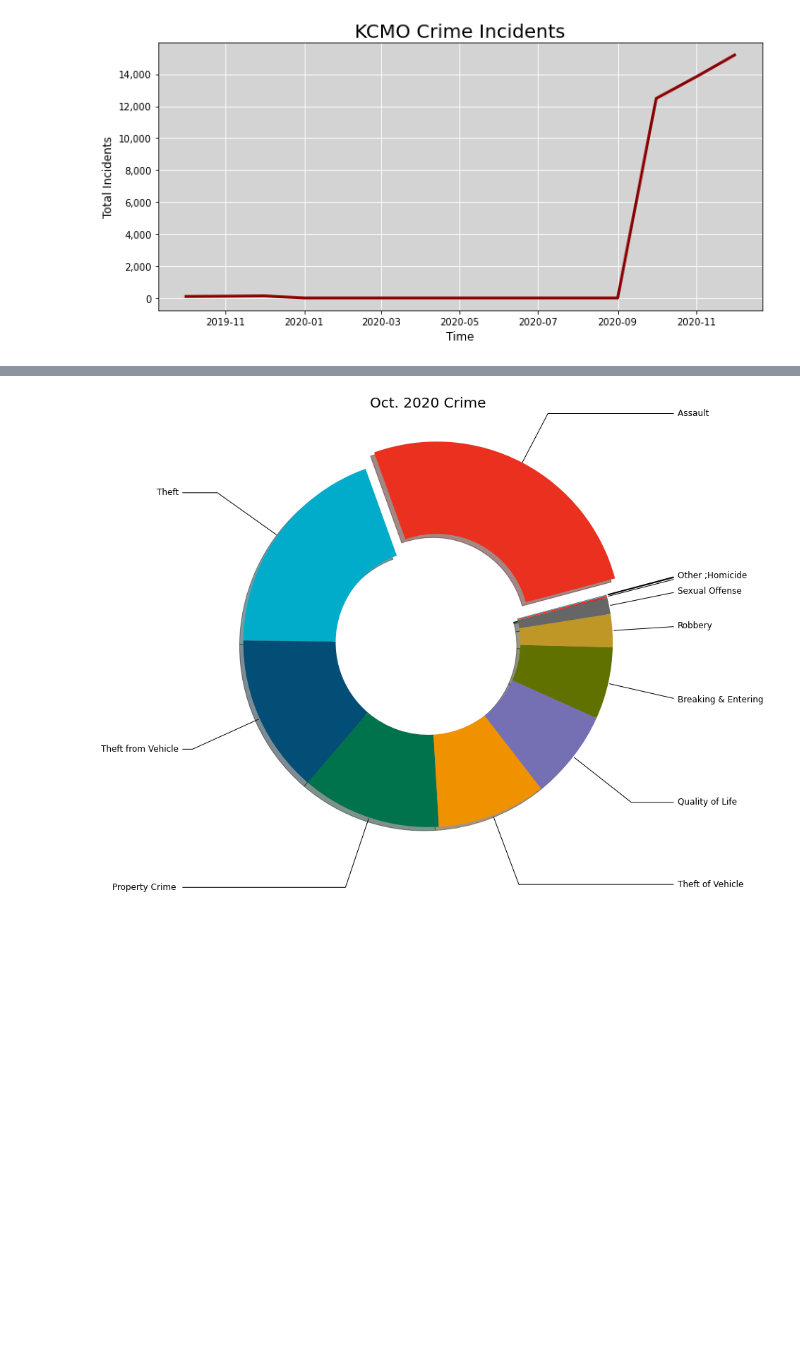
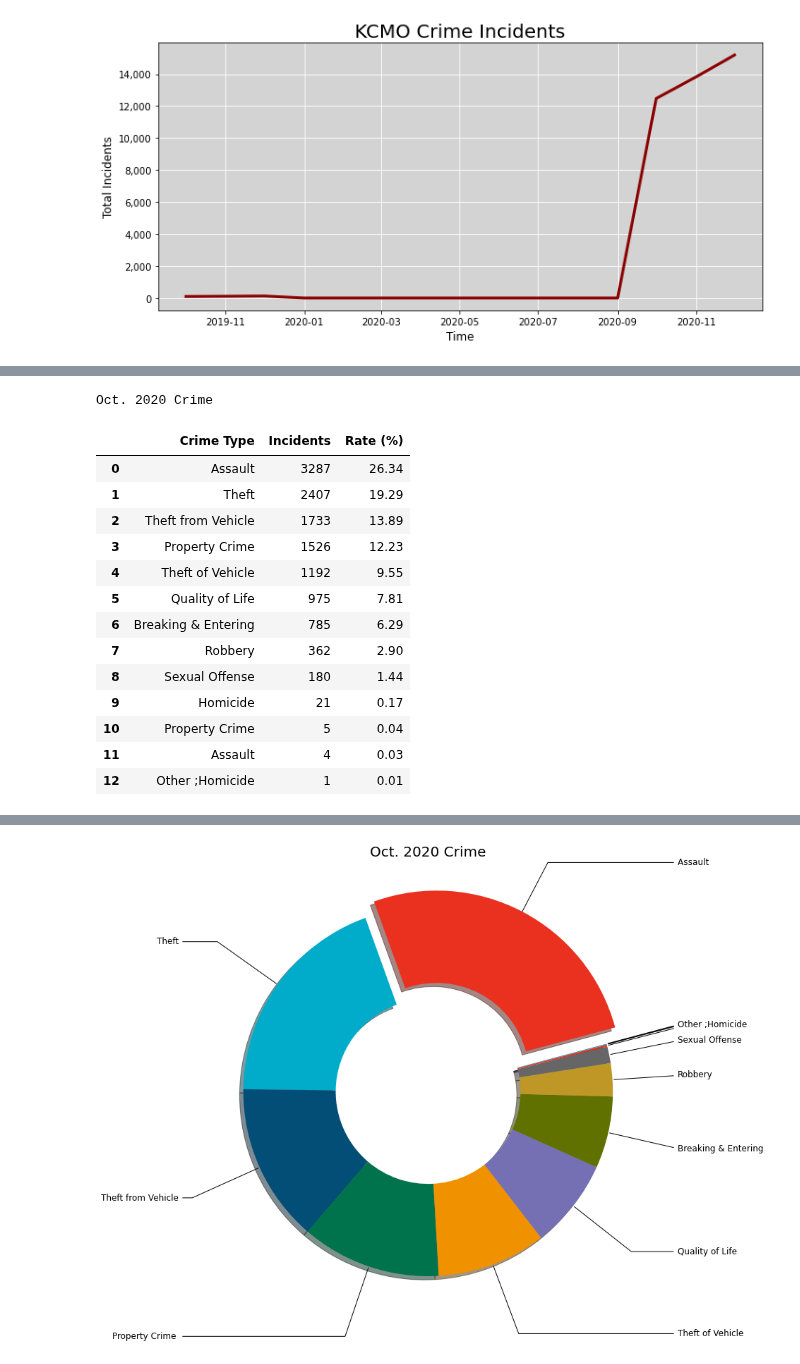
Before and after one commit to E-Weber/EKN-Project, a Jupyter notebook: Crime/CrimeAnalysis.ipynb, the cells around one changed output, grey strips where cells are left out. Cells and saved outputs as stored; diff of their text form; code cells hidden in the pictures; blank space fills up the shorter version.

```diff
--- a/Crime/CrimeAnalysis.ipynb
+++ b/Crime/CrimeAnalysis.ipynb
@@ -149,0 +201,19 @@ december20 = december20.rename(columns = {'index': 'Crime Type', 'parentIncident
+# %%
+print("Oct. 2020 Crime")
+october20
+# %% [output]
+Oct. 2020 Crime
+|  | Crime Type | Incidents | Rate (%) |
+| 0 | Assault | 3287 | 26.34 |
+| 1 | Theft | 2407 | 19.29 |
+| 2 | Theft from Vehicle | 1733 | 13.89 |
+| 3 | Property Crime | 1526 | 12.23 |
+| 4 | Theft of Vehicle | 1192 | 9.55 |
+| 5 | Quality of Life | 975 | 7.81 |
+| 6 | Breaking & Entering | 785 | 6.29 |
+| 7 | Robbery | 362 | 2.90 |
+| 8 | Sexual Offense | 180 | 1.44 |
+| 9 | Homicide | 21 | 0.17 |
+| 10 | Property Crime | 5 | 0.04 |
+| 11 | Assault | 4 | 0.03 |
+| 12 | Other ;Homicide | 1 | 0.01 |
```
Also changed, not shown: parts of 13 cells of this notebook, 7 other files.
